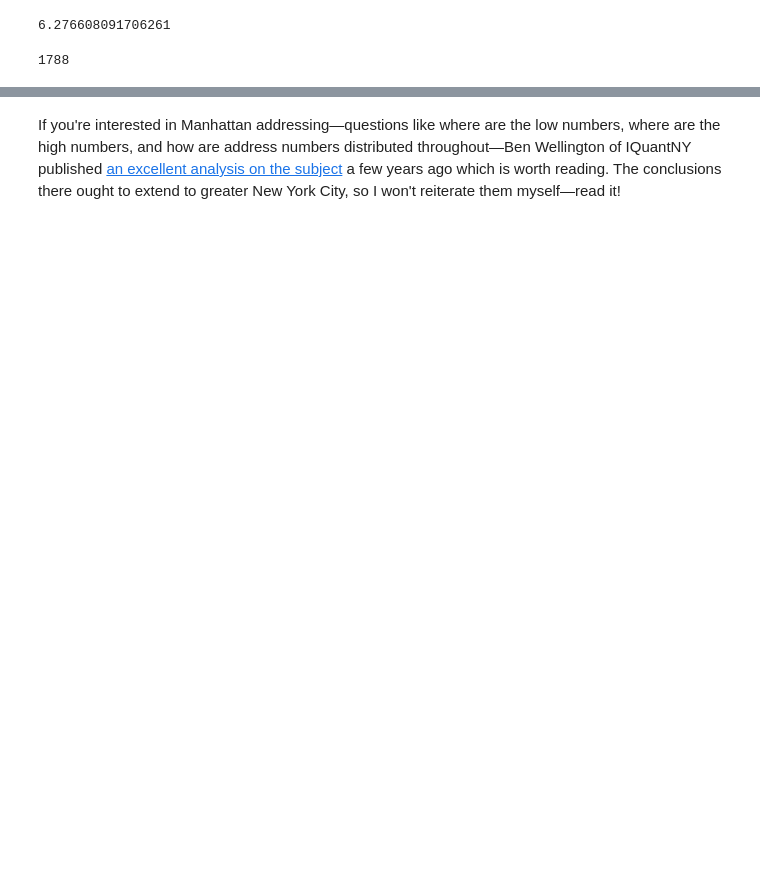
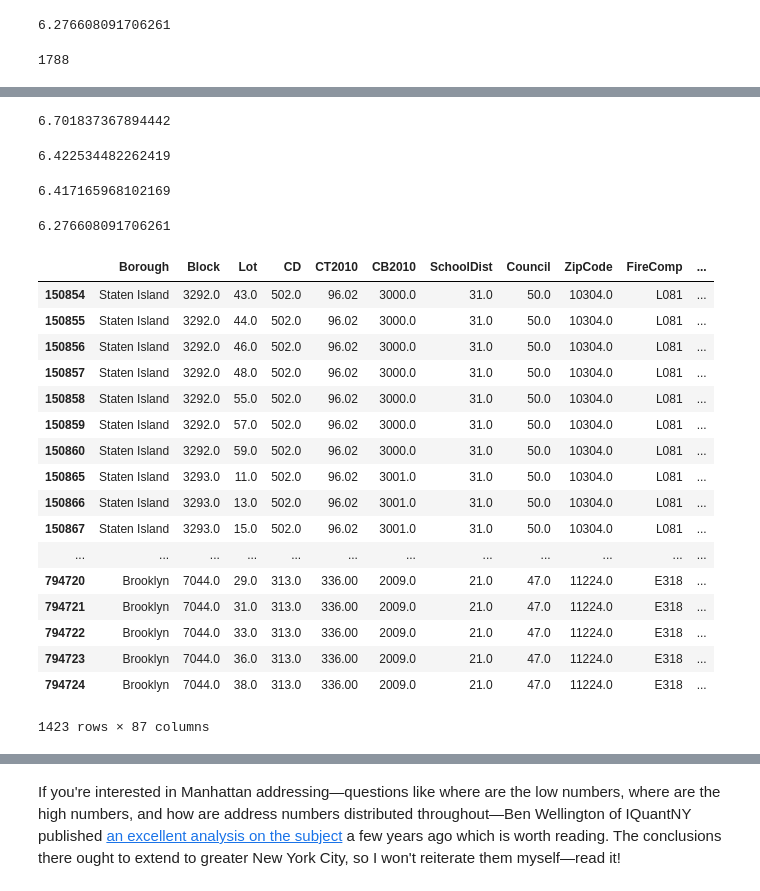
Before and after one commit to ResidentMario/nyc-buildings, a Jupyter notebook: address-data-visualization.ipynb, the cells around one changed output, grey strips where cells are left out. Drawn from its saved outputs; the diff is of its cells as text; code cells hidden in the pictures; blank space fills up the shorter version.

```diff
--- a/address-data-visualization.ipynb
+++ b/address-data-visualization.ipynb
@@ -585,0 +796,41 @@ array([    0.,   200.,   400.,   600.,   800.,  1000.,  1200.,  1400.,
+# %%
+parsons = generate(filtered_pluto[(filtered_pluto['Borough'] == 'Queens')], pnyc, 'PARSONS BOULEVARD', n=10)
+distance(parsons)
+# %% [output]
+6.701837367894442
+# %%
+beach_channel = generate(filtered_pluto[(filtered_pluto['Borough'] == 'Queens')], pnyc, 'BEACH CHANNEL DRIVE', n=10)
+distance(beach_channel)
+# %% [output]
+6.422534482262419
+# %%
+amsterdam = generate(filtered_pluto[filtered_pluto['Borough'] == 'Manhattan'], pnyc, 'AMSTERDAM AVENUE', n=2)
+distance(amsterdam)
+# %% [output]
+6.417165968102169
+# %%
+second_ave = generate(filtered_pluto[filtered_pluto['Borough'] == 'Manhattan'], pnyc, '2 AVENUE', n=2)
+distance(second_ave)
+# %% [output]
+6.276608091706261
+# %%
+filtered_pluto[filtered_pluto['Address'].map(lambda x: 'ATLANTIC AVENUE' in x)]
+# %% [output]
+|  | Borough | Block | Lot | CD | CT2010 | CB2010 | SchoolDist | Council | ZipCode | FireComp | ... |
+| 150854 | Staten Island | 3292.0 | 43.0 | 502.0 | 96.02 | 3000.0 | 31.0 | 50.0 | 10304.0 | L081 | ... |
+| 150855 | Staten Island | 3292.0 | 44.0 | 502.0 | 96.02 | 3000.0 | 31.0 | 50.0 | 10304.0 | L081 | ... |
+| 150856 | Staten Island | 3292.0 | 46.0 | 502.0 | 96.02 | 3000.0 | 31.0 | 50.0 | 10304.0 | L081 | ... |
+| 150857 | Staten Island | 3292.0 | 48.0 | 502.0 | 96.02 | 3000.0 | 31.0 | 50.0 | 10304.0 | L081 | ... |
+| 150858 | Staten Island | 3292.0 | 55.0 | 502.0 | 96.02 | 3000.0 | 31.0 | 50.0 | 10304.0 | L081 | ... |
+| 150859 | Staten Island | 3292.0 | 57.0 | 502.0 | 96.02 | 3000.0 | 31.0 | 50.0 | 10304.0 | L081 | ... |
+| 150860 | Staten Island | 3292.0 | 59.0 | 502.0 | 96.02 | 3000.0 | 31.0 | 50.0 | 10304.0 | L081 | ... |
+| 150865 | Staten Island | 3293.0 | 11.0 | 502.0 | 96.02 | 3001.0 | 31.0 | 50.0 | 10304.0 | L081 | ... |
+| 150866 | Staten Island | 3293.0 | 13.0 | 502.0 | 96.02 | 3001.0 | 31.0 | 50.0 | 10304.0 | L081 | ... |
+| 150867 | Staten Island | 3293.0 | 15.0 | 502.0 | 96.02 | 3001.0 | 31.0 | 50.0 | 10304.0 | L081 | ... |
+| ... | ... | ... | ... | ... | ... | ... | ... | ... | ... | ... | ... |
+| 794720 | Brooklyn | 7044.0 | 29.0 | 313.0 | 336.00 | 2009.0 | 21.0 | 47.0 | 11224.0 | E318 | ... |
+| 794721 | Brooklyn | 7044.0 | 31.0 | 313.0 | 336.00 | 2009.0 | 21.0 | 47.0 | 11224.0 | E318 | ... |
+| 794722 | Brooklyn | 7044.0 | 33.0 | 313.0 | 336.00 | 2009.0 | 21.0 | 47.0 | 11224.0 | E318 | ... |
+| 794723 | Brooklyn | 7044.0 | 36.0 | 313.0 | 336.00 | 2009.0 | 21.0 | 47.0 | 11224.0 | E318 | ... |
+| 794724 | Brooklyn | 7044.0 | 38.0 | 313.0 | 336.00 | 2009.0 | 21.0 | 47.0 | 11224.0 | E318 | ... |
+1423 rows × 87 columns
```
Also changed, not shown: parts of 55 cells of this notebook, 2 other files.
